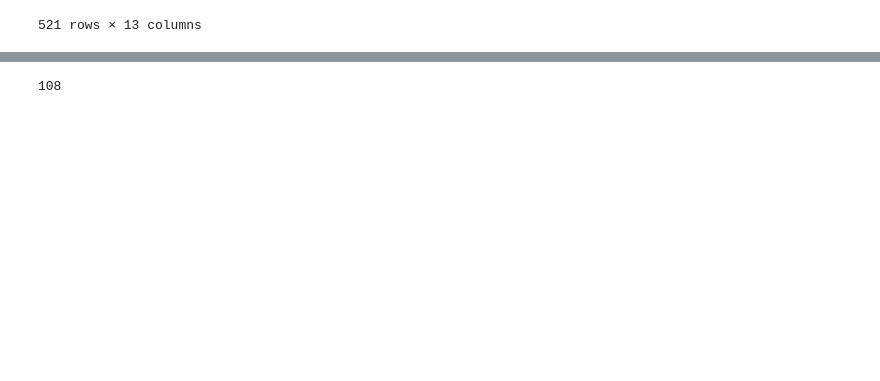
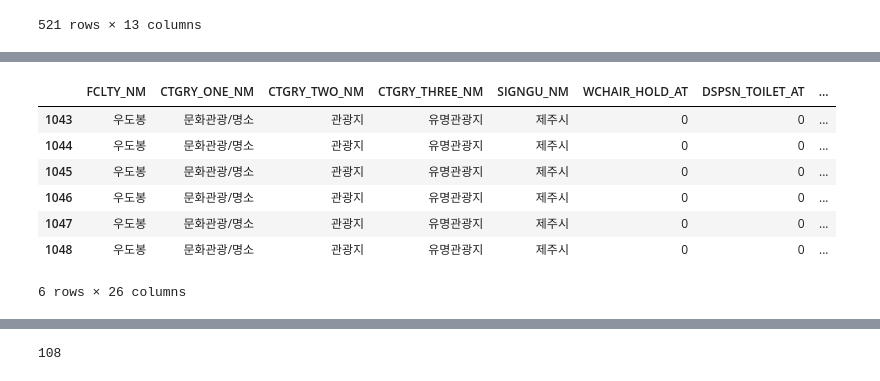
Before and after one commit to hanhee-cho/DA36_mini2_Jeju_for_All, a Jupyter notebook: minha_temp.ipynb, the cells around one changed output, grey strips where cells are left out. Cells and saved outputs as stored; diff of their text form; code cells hidden in the pictures; blank space fills up the shorter version.

```diff
--- a/minha_temp.ipynb
+++ b/minha_temp.ipynb
@@ -331,0 +330,15 @@ real_df
+# %%
+real_df.loc[real_df['FCLTY_NM'] == '서프라이즈테마파크', 'CTGRY_THREE_NM'] = '테마공원/대형놀이공원'
+real_df.loc[real_df['FCLTY_NM'] == '우도봉', 'CTGRY_THREE_NM'] = '유명관광지'
+real_df.loc[real_df['FCLTY_NM'] == '제주아트서커스', 'CTGRY_THREE_NM'] = '공연/연극/문화센터'
+
+real_df[real_df['FCLTY_NM']=='우도봉']
+# %% [output]
+|  | FCLTY_NM | CTGRY_ONE_NM | CTGRY_TWO_NM | CTGRY_THREE_NM | SIGNGU_NM | WCHAIR_HOLD_AT | DSPSN_TOILET_AT | ... |
+| 1043 | 우도봉 | 문화관광/명소 | 관광지 | 유명관광지 | 제주시 | 0 | 0 | ... |
+| 1044 | 우도봉 | 문화관광/명소 | 관광지 | 유명관광지 | 제주시 | 0 | 0 | ... |
+| 1045 | 우도봉 | 문화관광/명소 | 관광지 | 유명관광지 | 제주시 | 0 | 0 | ... |
+| 1046 | 우도봉 | 문화관광/명소 | 관광지 | 유명관광지 | 제주시 | 0 | 0 | ... |
+| 1047 | 우도봉 | 문화관광/명소 | 관광지 | 유명관광지 | 제주시 | 0 | 0 | ... |
+| 1048 | 우도봉 | 문화관광/명소 | 관광지 | 유명관광지 | 제주시 | 0 | 0 | ... |
+6 rows × 26 columns
```
Also changed, not shown: parts of 11 cells of this notebook, 5 other files.
